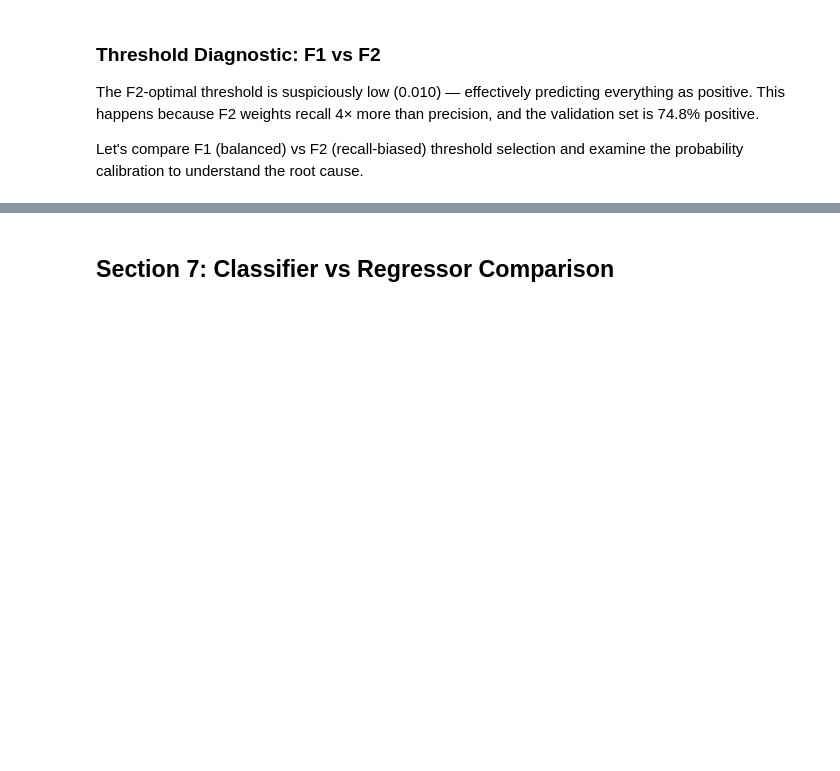
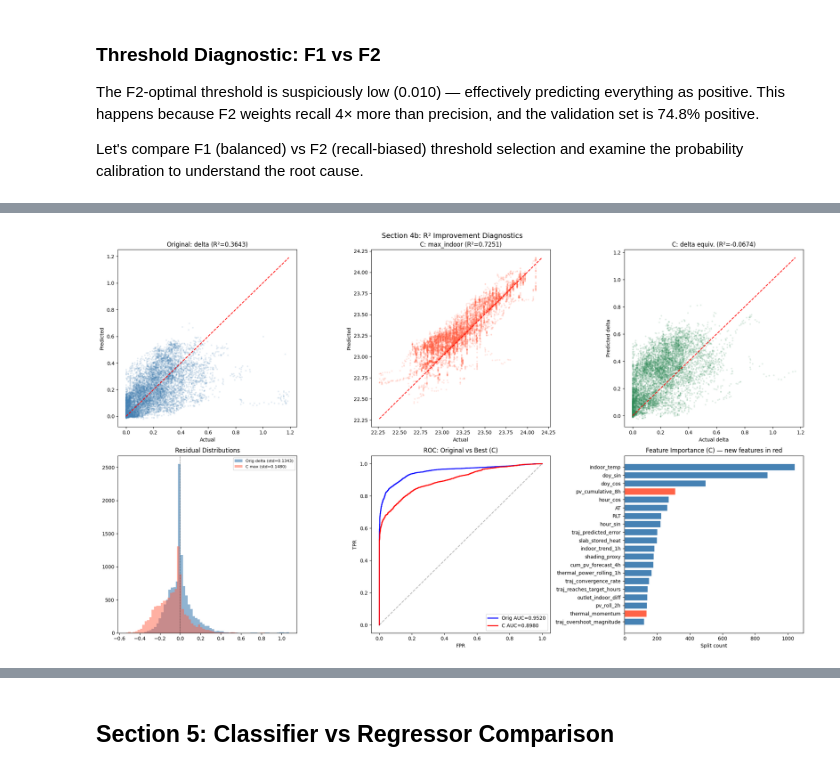
Before and after one commit to jhilkert90-wq/ml_heating_underfloor, a Jupyter notebook: notebooks/analysis/09_cooling_ml_analysis.ipynb, the cells around one changed output, grey strips where cells are left out. Drawn from its saved outputs; the diff is of its cells as text; code cells hidden in the pictures; blank space fills up the shorter version.

```diff
--- a/notebooks/analysis/09_cooling_ml_analysis.ipynb
+++ b/notebooks/analysis/09_cooling_ml_analysis.ipynb
@@ -787,0 +962,75 @@ plt.show()
+# %%
+# ── Diagnostic plots: Best approach (C) vs original ───────────────────────
+fig, axes = plt.subplots(2, 3, figsize=(20, 12))
+
+# Row 1: Prediction quality
+# 1a. Original: pred vs actual (delta)
+axes[0, 0].scatter(y_val_r, y_pred_r, alpha=0.1, s=5, color='steelblue')
+axes[0, 0].plot([0, y_val_r.max()], [0, y_val_r.max()], 'r--')
+axes[0, 0].set_title(f'Original: delta (R²={r2_r:.4f})')
+axes[0, 0].set_xlabel('Actual'); axes[0, 0].set_ylabel('Predicted')
+
+# 1b. Approach C: pred vs actual (max_indoor)
+axes[0, 1].scatter(y_val_max_c, pred_C, alpha=0.1, s=5, color='tomato')
+lim = [min(y_val_max_c.min(), pred_C.min()), max(y_val_max_c.max(), pred_C.max())]
+axes[0, 1].plot(lim, lim, 'r--')
+axes[0, 1].set_title(f'C: max_indoor (R²={r2_C:.4f})')
+axes[0, 1].set_xlabel('Actual'); axes[0, 1].set_ylabel('Predicted')
+
+# 1c. Approach C: delta-equivalent pred vs actual
+delta_actual_c = df_val_c['delta_indoor_8h'].values
+axes[0, 2].scatter(delta_actual_c, pred_delta_from_C, alpha=0.1, s=5, color='seagreen')
+axes[0, 2].plot([0, delta_actual_c.max()], [0, delta_actual_c.max()], 'r--')
+axes[0, 2].set_title(f'C: delta equiv. (R²={r2_C_delta:.4f})')
+axes[0, 2].set_xlabel('Actual delta'); axes[0, 2].set_ylabel('Predicted delta')
+
+# Row 2: Classifier performance
+# 2a. Residual comparison
+res_orig = y_val_r - y_pred_r
+res_C_max = y_val_max_c - pred_C
+axes[1, 0].hist(res_orig, bins=60, alpha=0.6, color='steelblue', label=f'Orig delta (std={res_orig.std():.4f})')
+axes[1, 0].hist(res_C_max, bins=60, alpha=0.5, color='tomato', label=f'C max (std={res_C_max.std():.4f})')
+axes[1, 0].axvline(0, color='k', ls='--', lw=0.5)
+axes[1, 0].set_title('Residual Distributions')
+axes[1, 0].legend(fontsize=8)
+
+# 2b. ROC comparison
+fpr_orig, tpr_orig, _ = roc_curve(y_binary_true, predicted_max)
+fpr_C, tpr_C, _ = roc_curve(y_binary_c, pred_C)
+axes[1, 1].plot(fpr_orig, tpr_orig, 'b-', lw=2, label=f'Orig AUC={auc_reg:.4f}')
+axes[1, 1].plot(fpr_C, tpr_C, 'r-', lw=2, label=f'C AUC={auc_C:.4f}')
+axes[1, 1].plot([0, 1], [0, 1], 'k--', alpha=0.3)
+axes[1, 1].set_xlabel('FPR'); axes[1, 1].set_ylabel('TPR')
+axes[1, 1].set_title('ROC: Original vs Best (C)')
+axes[1, 1].legend()
+
+# 2c. Feature importance of new features in best model
+fi_C = pd.Series(reg_C.feature_importances_, index=FEATURE_COLS_ENHANCED)
+fi_top = fi_C.sort_values(ascending=False).head(20)
+colors = ['tomato' if f in new_available else 'steelblue' for f in fi_top.index]
+axes[1, 2].barh(fi_top.index[::-1], fi_top.values[::-1], color=colors[::-1], edgecolor='white')
+axes[1, 2].set_xlabel('Split count')
+axes[1, 2].set_title('Feature Importance (C) — new features in red')
+
+plt.suptitle('Section 4b: R² Improvement Diagnostics', fontsize=14)
+plt.tight_layout()
+plt.show()
+
+# ── Improvement Summary ───────────────────────────────────────────────────
+best_key = max(results_4b, key=lambda k: results_4b[k]['r2'])
+best = results_4b[best_key]
+print(f"\n=== BEST APPROACH: {best_key} ===")
+print(f"  R²:  {r2_r:.4f} → {best['r2']:.4f} ({best['r2'] - r2_r:+.4f})")
+print(f"  MAE: {mae_r:.4f} → {best['mae']:.4f} ({best['mae'] - mae_r:+.4f})")
+print(f"  AUC: {auc_reg:.4f} → {best['auc']:.4f} ({best['auc'] - auc_reg:+.4f})")
+print(f"  F1:  {f1_reg:.4f} → {best['f1']:.4f} ({best['f1'] - f1_reg:+.4f})")
+
+if best['r2'] > 0.90:
+    print(f"\n  ✅ R² > 0.90 achieved! The 07_/08_ techniques transfer well to cooling.")
+elif best['r2'] > 0.60:
+    print(f"\n  ⚠️  R² improved but still < 0.90. The low variance of cooling deltas")
+    print(f"      limits R² even with better data. For classifier use, AUC/F1 matter more.")
+else:
+    print(f"\n  ℹ️  R² improvement modest. Cooling label inherently has low variance.")
+# %% [output]
+[figure, added]
@@ -788,4 +1045,4 @@ plt.show()
 # %% [markdown]
-## Section 7: Classifier vs Regressor Comparison
+## Section 5: Classifier vs Regressor Comparison
 # %%
 # Head-to-head comparison on same holdout
```
Also changed, not shown: parts of 41 cells of this notebook, 18 other files.
